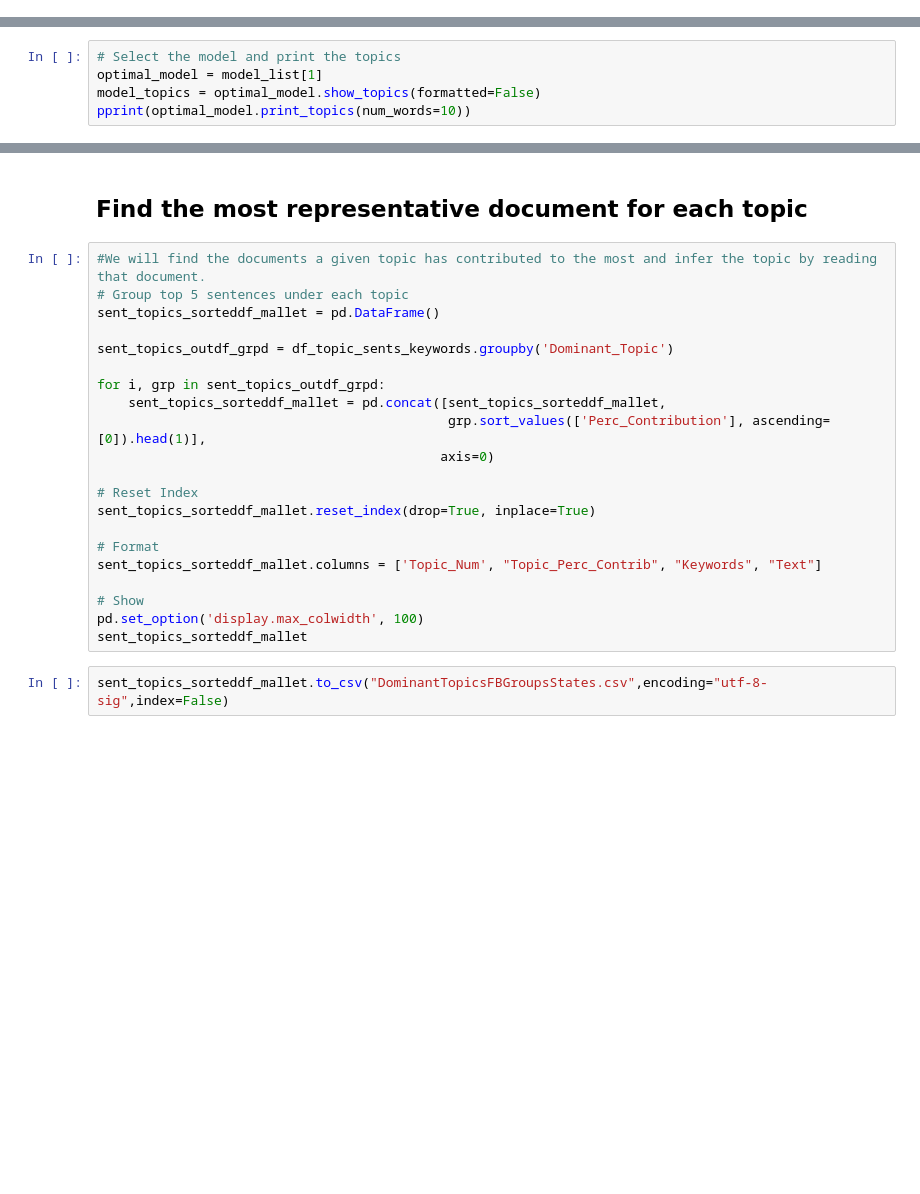
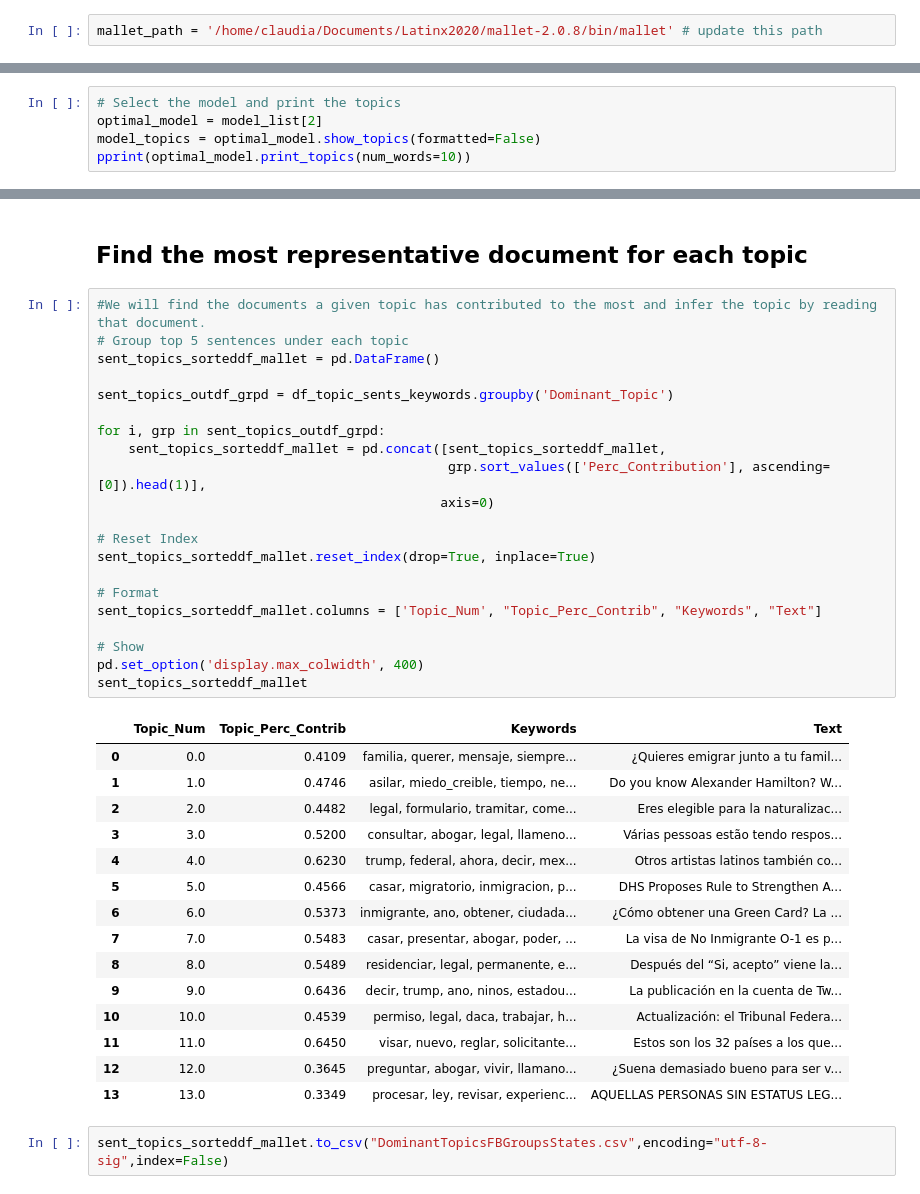
Before and after one commit to saviaga/Latinx2020, a Jupyter notebook: Latinx2020_FB_Content-Analysis-Community.ipynb, the cells around one changed output, grey strips where cells are left out. Drawn from its saved outputs; the diff is of its cells as text; blank space fills up the shorter version.

```diff
--- a/Latinx2020_FB_Content-Analysis-Community.ipynb
+++ b/Latinx2020_FB_Content-Analysis-Community.ipynb
@@ -498,0 +838,2 @@ ldamallet = gensim.models.wrappers.LdaMallet(mallet_path, corpus=corpus, num_top
+# %%
+mallet_path = '/home/claudia/Documents/Latinx2020/mallet-2.0.8/bin/mallet' # update this path
@@ -551,5 +922,5 @@ for m, cv in zip(x, coherence_values):
 # %%
 # Select the model and print the topics
-optimal_model = model_list[1]
+optimal_model = model_list[2]
 model_topics = optimal_model.show_topics(formatted=False)
 pprint(optimal_model.print_topics(num_words=10))
@@ -592,24 +993,40 @@ df_dominant_topic.head(10)
 # %%
 #We will find the documents a given topic has contributed to the most and infer the topic by reading that document.
 # Group top 5 sentences under each topic
 sent_topics_sorteddf_mallet = pd.DataFrame()
 
 sent_topics_outdf_grpd = df_topic_sents_keywords.groupby('Dominant_Topic')
 
 for i, grp in sent_topics_outdf_grpd:
     sent_topics_sorteddf_mallet = pd.concat([sent_topics_sorteddf_mallet,
                                              grp.sort_values(['Perc_Contribution'], ascending=[0]).head(1)],
                                             axis=0)
 
 # Reset Index
 sent_topics_sorteddf_mallet.reset_index(drop=True, inplace=True)
 
 # Format
 sent_topics_sorteddf_mallet.columns = ['Topic_Num', "Topic_Perc_Contrib", "Keywords", "Text"]
 
 # Show
-pd.set_option('display.max_colwidth', 100)
+pd.set_option('display.max_colwidth', 400)
 sent_topics_sorteddf_mallet
+# %% [output]
+|  | Topic_Num | Topic_Perc_Contrib | Keywords | Text |
+| 0 | 0.0 | 0.4109 | familia, querer, mensaje, siempre... | ¿Quieres emigrar junto a tu famil... |
+| 1 | 1.0 | 0.4746 | asilar, miedo_creible, tiempo, ne... | Do you know Alexander Hamilton? W... |
+| 2 | 2.0 | 0.4482 | legal, formulario, tramitar, come... | Eres elegible para la naturalizac... |
+| 3 | 3.0 | 0.5200 | consultar, abogar, legal, llameno... | Várias pessoas estão tendo respos... |
+| 4 | 4.0 | 0.6230 | trump, federal, ahora, decir, mex... | Otros artistas latinos también co... |
+| 5 | 5.0 | 0.4566 | casar, migratorio, inmigracion, p... | DHS Proposes Rule to Strengthen A... |
+| 6 | 6.0 | 0.5373 | inmigrante, ano, obtener, ciudada... | ¿Cómo obtener una Green Card? La ... |
+| 7 | 7.0 | 0.5483 | casar, presentar, abogar, poder, ... | La visa de No Inmigrante O-1 es p... |
+| 8 | 8.0 | 0.5489 | residenciar, legal, permanente, e... | Después del “Si, acepto” viene la... |
+| 9 | 9.0 | 0.6436 | decir, trump, ano, ninos, estadou... | La publicación en la cuenta de Tw... |
+| 10 | 10.0 | 0.4539 | permiso, legal, daca, trabajar, h... | Actualización: el Tribunal Federa... |
+| 11 | 11.0 | 0.6450 | visar, nuevo, reglar, solicitante... | Estos son los 32 países a los que... |
+| 12 | 12.0 | 0.3645 | preguntar, abogar, vivir, llamano... | ¿Suena demasiado bueno para ser v... |
+| 13 | 13.0 | 0.3349 | procesar, ley, revisar, experienc... | AQUELLAS PERSONAS SIN ESTATUS LEG... |
 # %%
 sent_topics_sorteddf_mallet.to_csv("DominantTopicsFBGroupsStates.csv",encoding="utf-8-sig",index=False)
 # %%
```
Also changed, not shown: parts of 50 cells of this notebook, 2 other files.
